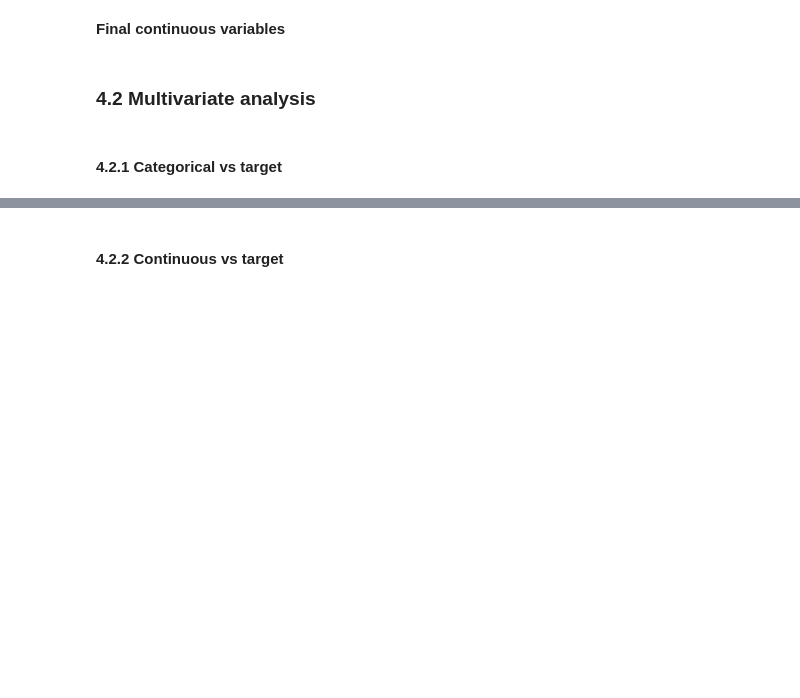
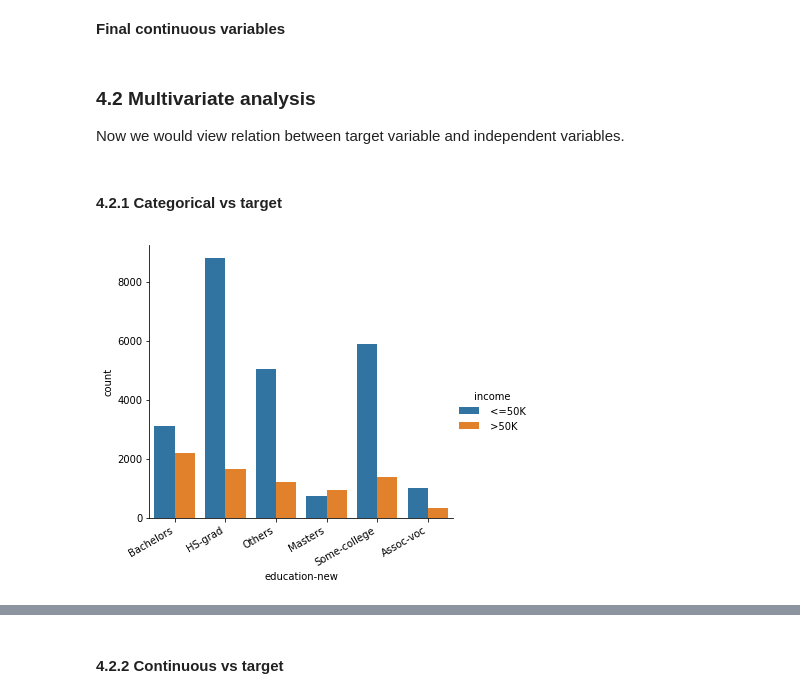
Before and after one commit to agarwal-peeush/ml-hello-world, a Jupyter notebook: Census-income/Census_income_classification.ipynb, the cells around one changed output, grey strips where cells are left out. Drawn from its saved outputs; the diff is of its cells as text; code cells hidden in the pictures; blank space fills up the shorter version.

Commit message:
Multivariate analysis plots added. Started checking for Missing values '?'

```diff
--- a/Census-income/Census_income_classification.ipynb
+++ b/Census-income/Census_income_classification.ipynb
@@ -115,0 +122,3 @@ dtype: int64
+# %%
+train['occupation'] = train['occupation'].map(lambda x: x.strip())
+print(len(train[train['occupation']=='?']))
@@ -497,5 +508,13 @@ sns.boxplot(y='hrs-per-week', data=train)
 continuous_cols = ['age', 'final-wt', 'education-num']
 # %% [markdown]
 ### 4.2 Multivariate analysis
+Now we would view relation between target variable and independent variables.
 # %% [markdown]
 #### 4.2.1 Categorical vs target
+# %%
+# Education-new vs income
+
+ax = sns.catplot(x='education-new', hue='income', kind='count', data=train, orient="h")
+ax.fig.autofmt_xdate()
+# %% [output]
+[figure, added]
```
Also changed, not shown: parts of 19 cells of this notebook.
